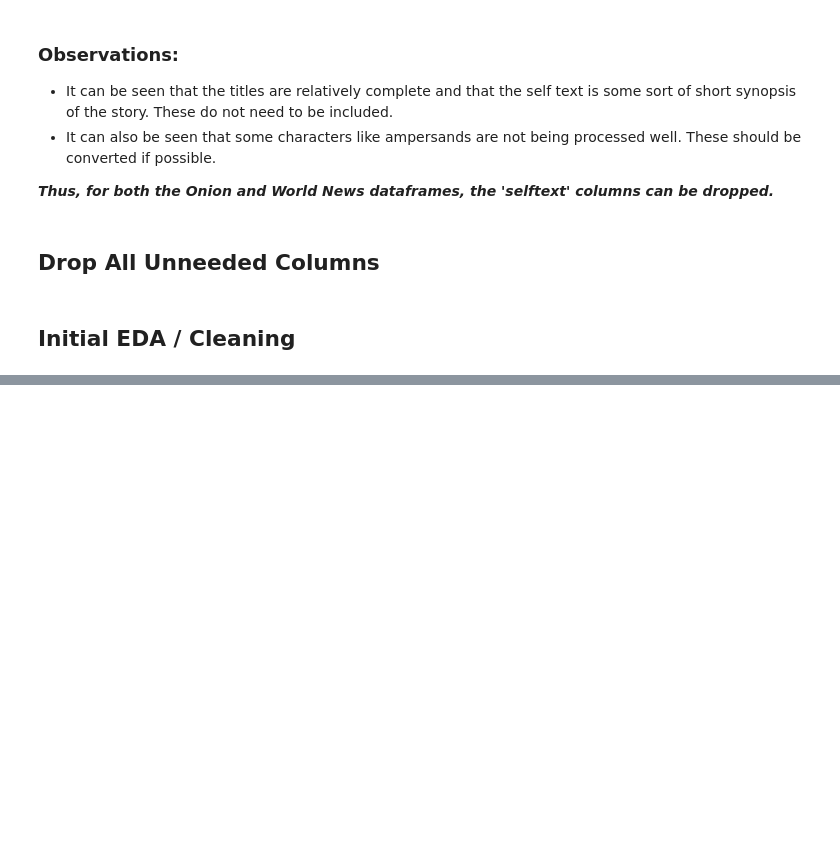
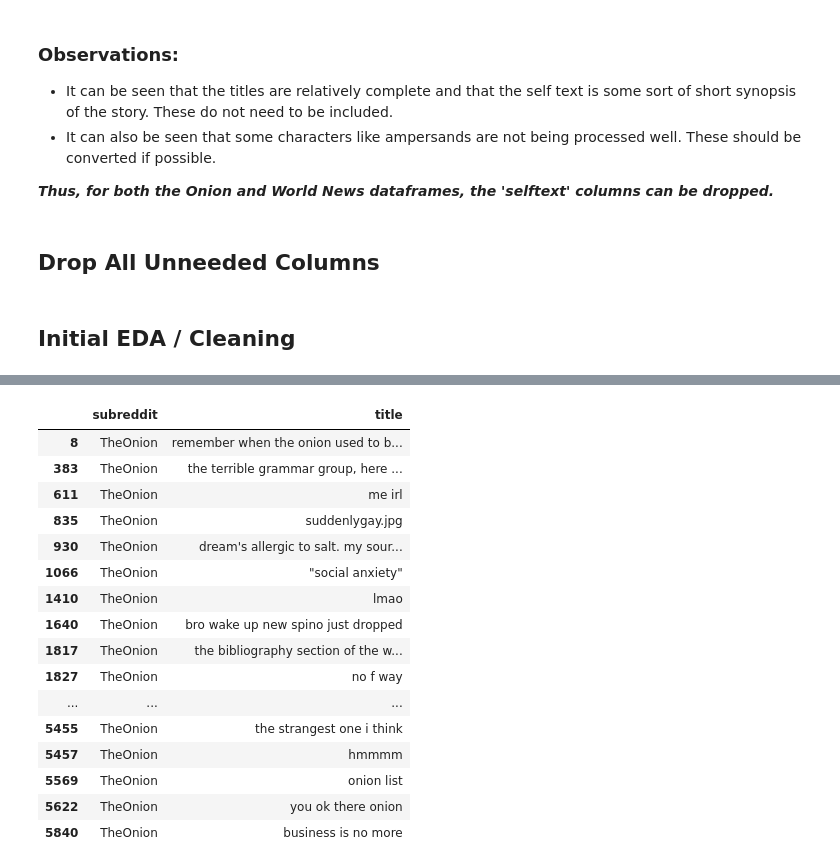
Before and after one commit to drossDS/Humor_Identification_with_NLP, a Jupyter notebook: code/2-Data_Cleaning.ipynb, the cells around one changed output, grey strips where cells are left out. Drawn from its saved outputs; the diff is of its cells as text; code cells hidden in the pictures; blank space fills up the shorter version.

```diff
--- a/code/2-Data_Cleaning.ipynb
+++ b/code/2-Data_Cleaning.ipynb
@@ -356,0 +399,24 @@ wldnws.head(10)
+# %%
+# Look for titles where the entire title is lowercase which may indicate that the post is not a real onion article
+#  Source for the islower() ... I searched for somethin gto tell me it's upper case by accident, and then realized there needed to be a similarly formatted counterpart for lower case:
+    # https://careerkarma.com/blog/python-uppercase/#:~:text=Python%20Isupper(),-Before%20you%20convert&text=To%20check%20if%20a%20string,value%20depending%20on%20the%20outcome.
+    # https://www.programiz.com/python-programming/methods/string/find
+onion[onion['title'].str.islower() == True]
+# %% [output]
+|  | subreddit | title |
+| 8 | TheOnion | remember when the onion used to b... |
+| 383 | TheOnion | the terrible grammar group, here ... |
+| 611 | TheOnion | me irl |
+| 835 | TheOnion | suddenlygay.jpg |
+| 930 | TheOnion | dream's allergic to salt. my sour... |
+| 1066 | TheOnion | "social anxiety" |
+| 1410 | TheOnion | lmao |
+| 1640 | TheOnion | bro wake up new spino just dropped |
+| 1817 | TheOnion | the bibliography section of the w... |
+| 1827 | TheOnion | no f way |
+| ... | ... | ... |
+| 5455 | TheOnion | the strangest one i think |
+| 5457 | TheOnion | hmmmm |
+| 5569 | TheOnion | onion list |
+| 5622 | TheOnion | you ok there onion |
+| 5840 | TheOnion | business is no more |
```
Also changed, not shown: parts of 11 cells of this notebook.
